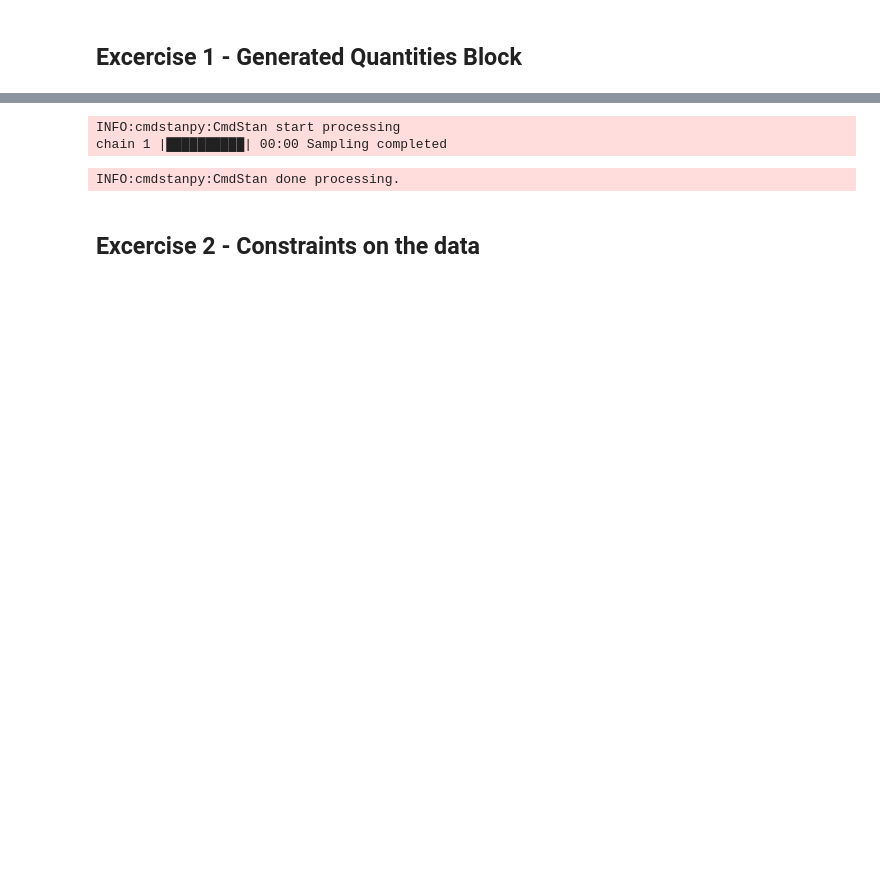
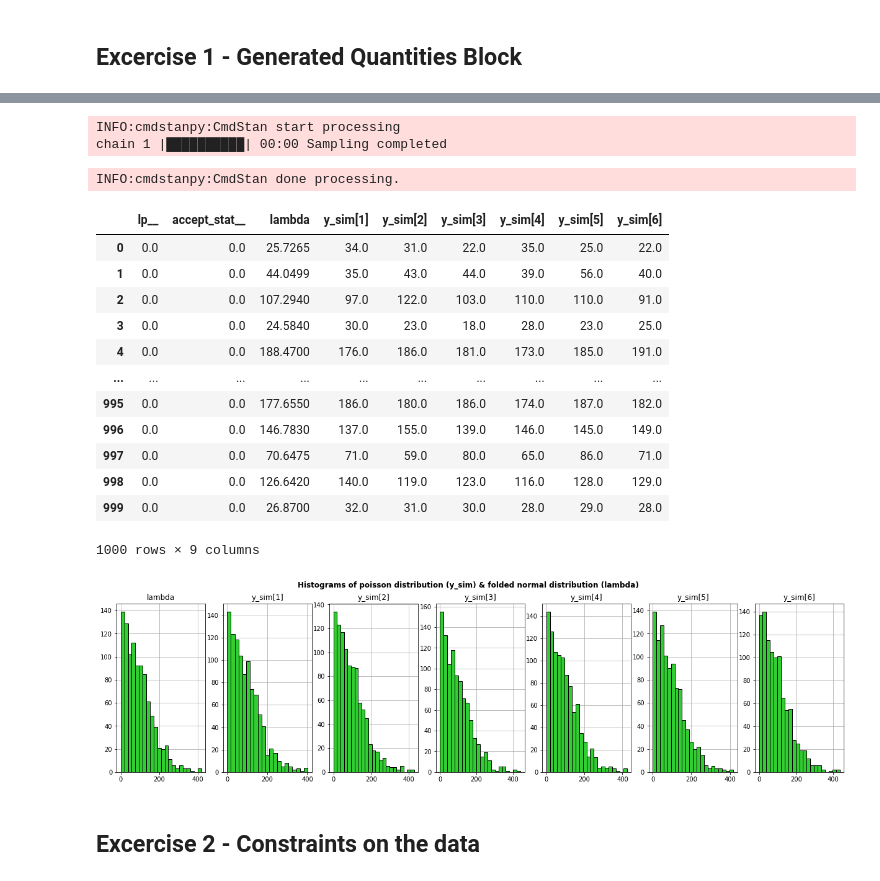
Before and after one commit to SwieciloM/Data-Analytics-Laboratory, a Jupyter notebook: Lab2 - Introduction to Stan/main.ipynb, the cells around one changed output, grey strips where cells are left out. Drawn from its saved outputs; the diff is of its cells as text; code cells hidden in the pictures; blank space fills up the shorter version.

Commit message:
Exercise 1 done

```diff
--- a/Lab2 - Introduction to Stan/main.ipynb
+++ b/Lab2 - Introduction to Stan/main.ipynb
@@ -5,6 +5,12 @@ import arviz as az
 import numpy as np
 import matplotlib.pyplot as plt
 import scipy.stats as stats
+
+# Global variables
+name = "Michał"
+surname = "Święciło"
+F = len(name)
+L = len(surname)
 # %% [markdown]
 ## Excercise 1 -  Generated Quantities Block
 # %%
@@ -28,13 +20,43 @@ rm -f /home/Lab2/code_1.o
-# %%
-samples = gen_quant.sample(data={'M':10},
-                            fixed_param=True,
-                            iter_sampling=1000,
-                            iter_warmup=0,
-                            chains = 1)
-# %% [output]
-INFO:cmdstanpy:CmdStan start processing
-chain 1 |██████████| 00:00 Sampling completed
-INFO:cmdstanpy:CmdStan done processing.
+# %%
+# Compilation of code_1.stan using M=F
+samples = gen_quant.sample(data={'M':F},
+                            fixed_param=True,
+                            iter_sampling=1000,
+                            iter_warmup=0,
+                            chains = 1)
+
+# Creation of pandas dataframe from resulting draws
+df = samples.draws_pd()
+display(df)
+
+# Histogram for each of y_sim and lambda
+fig, axs = plt.subplots(nrows=1, ncols=F+1, figsize=((F+1)*3, 5))
+fig.suptitle('Histograms of poisson distribution (y_sim) & folded normal distribution (lambda)', fontweight="bold")
+
+for i, data_title in enumerate(list(df.columns)[2:]):
+    axs[i].hist(df[data_title], bins='auto', color='limegreen', edgecolor="black", zorder=3)
+    axs[i].set_title(data_title)
+    axs[i].grid(zorder=0)
+
+plt.show()
+# %% [output]
+INFO:cmdstanpy:CmdStan start processing
+chain 1 |██████████| 00:00 Sampling completed
+INFO:cmdstanpy:CmdStan done processing.
+|  | lp__ | accept_stat__ | lambda | y_sim[1] | y_sim[2] | y_sim[3] | y_sim[4] | y_sim[5] | y_sim[6] |
+| 0 | 0.0 | 0.0 | 25.7265 | 34.0 | 31.0 | 22.0 | 35.0 | 25.0 | 22.0 |
+| 1 | 0.0 | 0.0 | 44.0499 | 35.0 | 43.0 | 44.0 | 39.0 | 56.0 | 40.0 |
+| 2 | 0.0 | 0.0 | 107.2940 | 97.0 | 122.0 | 103.0 | 110.0 | 110.0 | 91.0 |
+| 3 | 0.0 | 0.0 | 24.5840 | 30.0 | 23.0 | 18.0 | 28.0 | 23.0 | 25.0 |
+| 4 | 0.0 | 0.0 | 188.4700 | 176.0 | 186.0 | 181.0 | 173.0 | 185.0 | 191.0 |
+| ... | ... | ... | ... | ... | ... | ... | ... | ... | ... |
+| 995 | 0.0 | 0.0 | 177.6550 | 186.0 | 180.0 | 186.0 | 174.0 | 187.0 | 182.0 |
+| 996 | 0.0 | 0.0 | 146.7830 | 137.0 | 155.0 | 139.0 | 146.0 | 145.0 | 149.0 |
+| 997 | 0.0 | 0.0 | 70.6475 | 71.0 | 59.0 | 80.0 | 65.0 | 86.0 | 71.0 |
+| 998 | 0.0 | 0.0 | 126.6420 | 140.0 | 119.0 | 123.0 | 116.0 | 128.0 | 129.0 |
+| 999 | 0.0 | 0.0 | 26.8700 | 32.0 | 31.0 | 30.0 | 28.0 | 29.0 | 28.0 |
+1000 rows × 9 columns
+[figure, added]
 # %% [markdown]
 ## Excercise 2 - Constraints on the data
 # %%
```
Also changed, not shown: parts of 8 cells of this notebook, 51 other files.
